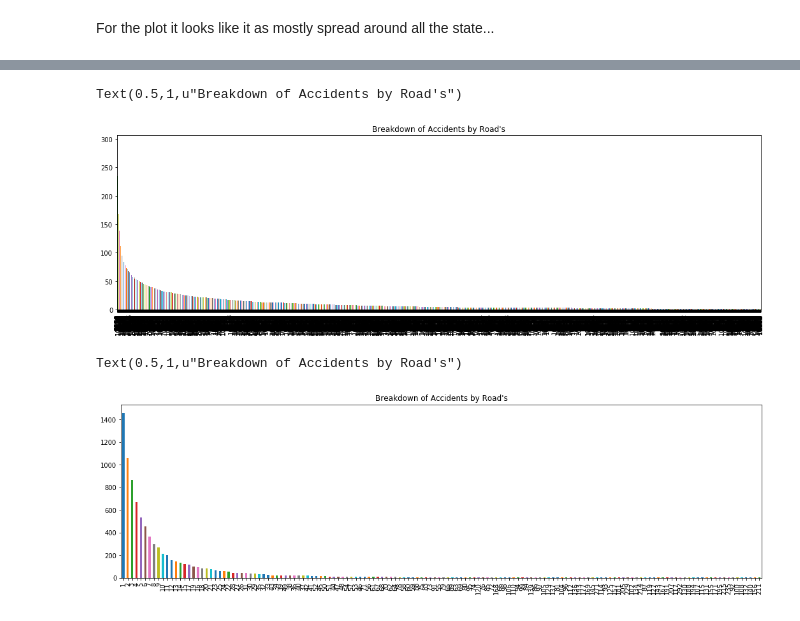
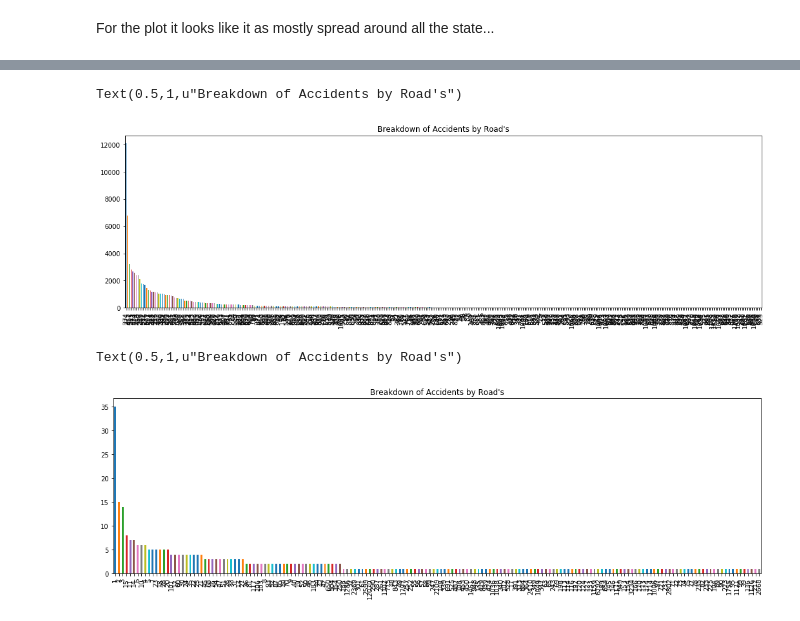
Before and after one commit to vikasrathee/Traffic-Accident-Prediction-Model, a Jupyter notebook: Predicting Road Accidents for Maryland State.ipynb, the cells around one changed output, grey strips where cells are left out. Drawn from its saved outputs; the diff is of its cells as text; code cells hidden in the pictures.

```diff
--- a/Predicting Road Accidents for Maryland State.ipynb
+++ b/Predicting Road Accidents for Maryland State.ipynb
@@ -66,0 +16,23 @@ data.describe()
+# %%
+# sheetname = ["CRASH", "PERSON", "VEHICLE", "EMS", "CIRCUM_PERSON", "CIRCUM_VEHICLE", "CIRCUM_ROAD", "CIRCUM_WEATHER"]
+dateparse = lambda x: pd.datetime.strptime(x, '%m-%d-%Y %H:%M:%S')
+
+
+def getData(filePath):
+    crash = pd.read_excel(filePath, parse_dates={'datetime': ['ACC_DATE', 'ACC_TIME']},date_parser=dateparse,sheet_name = "CRASH",na_values=['?', -99999])
+    return crash
+
+
+data_Q1_CRASH = getData("./data/CrashData/Crash_Qtr01_2016.xlsx")
+data_Q2_CRASH = getData("./data/CrashData/Crash_Qtr02_2016.xlsx")
+data_Q3_CRASH = getData("./data/CrashData/Crash_Qtr03_2016.xlsx")
+
+### TBD: some issue found with loading this file. Will need to add this data file after make some fixes.
+#data_Q4_CRASH = getData("./data/CrashData/Crash_Qtr04_2016.xlsx")
+
+# Bringing in all the data to on common data file.
+df = [data_Q1_CRASH, data_Q2_CRASH, data_Q3_CRASH]
+data = pd.concat(df)
+
+# make the time of accident as the index on the datatframe for time series analysis..
+data.index = pd.to_datetime(data.datetime)
@@ -234,17 +276,17 @@ print roadnetworkwithbuffer.shape
 # %%
 plt.figure(figsize=(18, 5), dpi=80)
-crash_WithRoadInfo["OBJECT_ID"].value_counts().plot(kind='bar')
+crash_WithRoadInfo["ID"].value_counts().plot(kind='bar')
 plt.title("Breakdown of Accidents by Road's")
 # %% [output]
 Text(0.5,1,u"Breakdown of Accidents by Road's")
-[figure, old version]
+[figure, new version]
 # %%
 plt.figure(figsize=(18, 5), dpi=80)
-crash_WithRoadInfo["OBJECT_ID"].value_counts().value_counts().plot(kind='bar')
+crash_WithRoadInfo["ID"].value_counts().value_counts().plot(kind='bar')
 plt.title("Breakdown of Accidents by Road's")
 # %% [output]
 Text(0.5,1,u"Breakdown of Accidents by Road's")
-[figure, old version]
+[figure, new version]
 # %%
 #Define a generic function using Pandas replace function
 def coding(col, codeDict):
```
Also changed, not shown: parts of 58 cells of this notebook, 6 other files.
